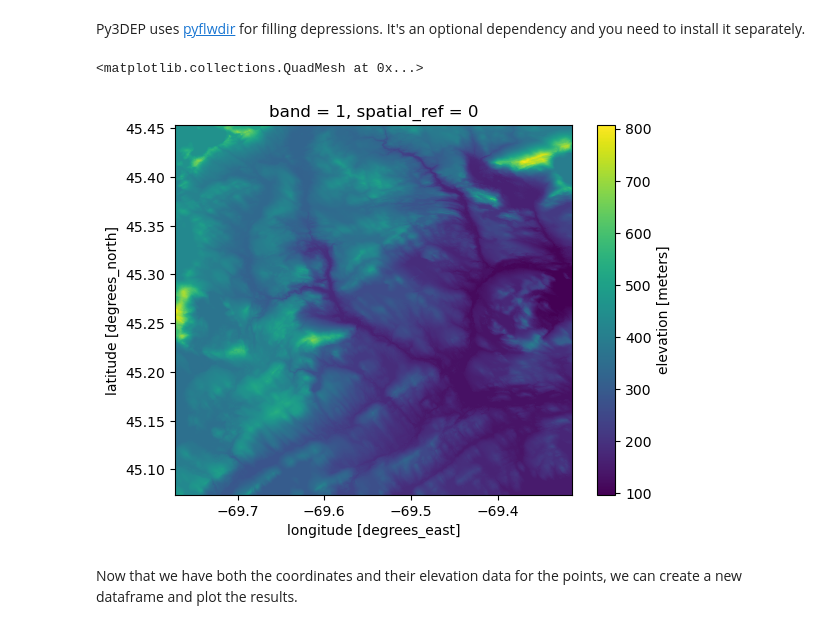
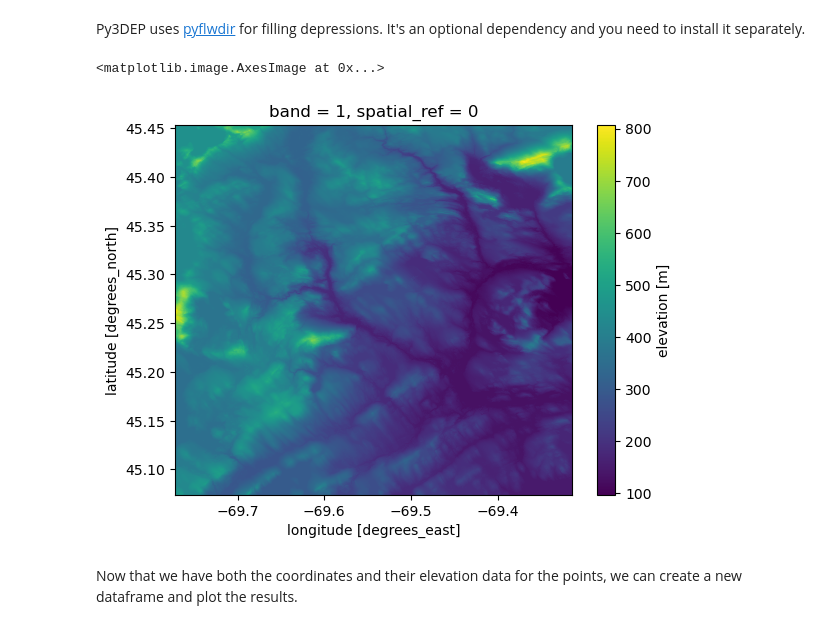
Before and after one commit to hyriver/HyRiver-examples, a Jupyter notebook: notebooks/cross_section.ipynb, the cells around one changed output. Saved outputs shown, nothing was run; the diff lists cells and outputs as text; code cells hidden in the pictures.

```diff
--- a/notebooks/cross_section.ipynb
+++ b/notebooks/cross_section.ipynb
@@ -71,9 +75,9 @@ dem = py3dep.get_dem(basin.geometry[0].bounds, resolution=10)
 Py3DEP uses [pyflwdir](https://deltares.github.io/pyflwdir) for filling depressions. It's an optional dependency and you need to install it separately.
 # %%
 dem = py3dep.fill_depressions(dem)
-dem.plot()
+dem.plot.imshow()
 # %% [output]
-<matplotlib.collections.QuadMesh at 0x...>
+<matplotlib.image.AxesImage at 0x...>
-[figure, old version]
+[figure, new version]
 # %%
 flw_elevation = [
```
Also changed, not shown: parts of 6 cells of this notebook, 19 other files.
